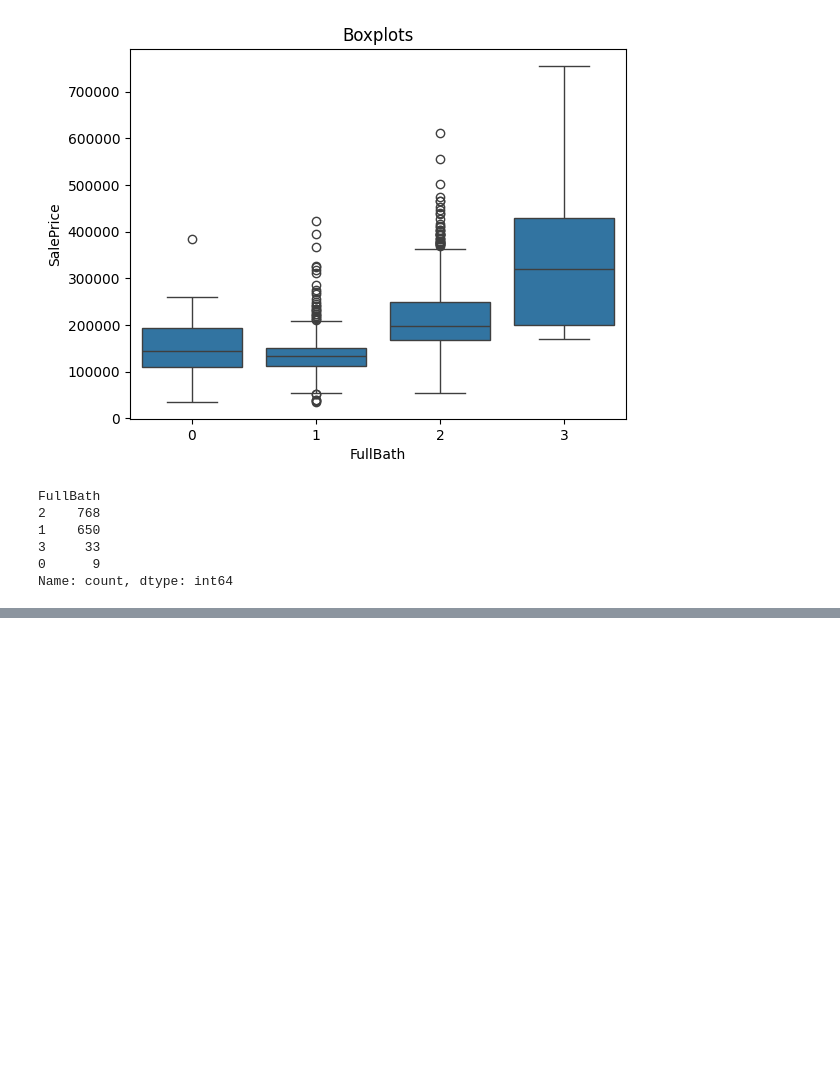
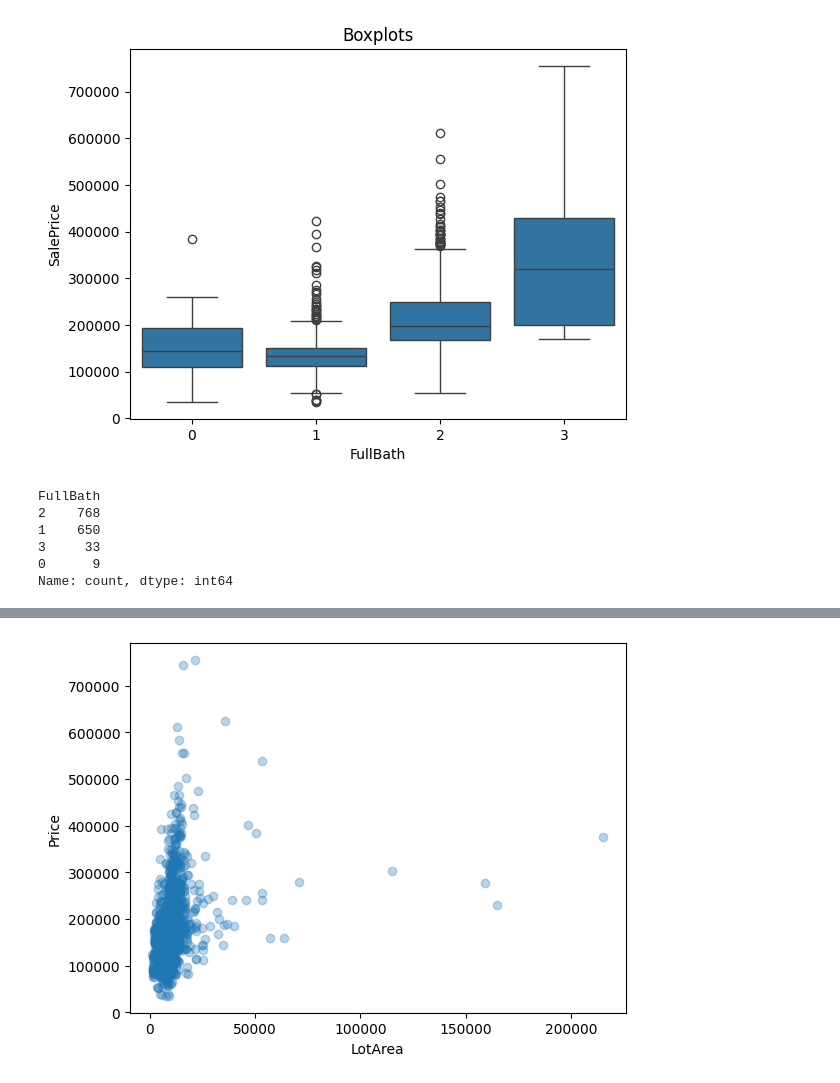
Before and after one commit to Venchislaw/PracticalAI, a Jupyter notebook: Machine Learning/RealProjects/RealEstateWebSite/data_science/Data Analysis/data_analysis.ipynb, the cells around one changed output, grey strips where cells are left out. Saved outputs shown, nothing was run; the diff lists cells and outputs as text; code cells hidden in the pictures; blank space fills up the shorter version.

```diff
--- a/Machine Learning/RealProjects/RealEstateWebSite/data_science/Data Analysis/data_analysis.ipynb
+++ b/Machine Learning/RealProjects/RealEstateWebSite/data_science/Data Analysis/data_analysis.ipynb
@@ -151,0 +173,8 @@ Name: count, dtype: int64
+# %%
+plt.scatter(df["LotArea"], df["SalePrice"], label=category, alpha=0.3)
+plt.ylabel("Price")
+plt.xlabel("LotArea")
+
+plt.show();
+# %% [output]
+[figure, added]
```
Also changed, not shown: parts of 9 cells of this notebook.
